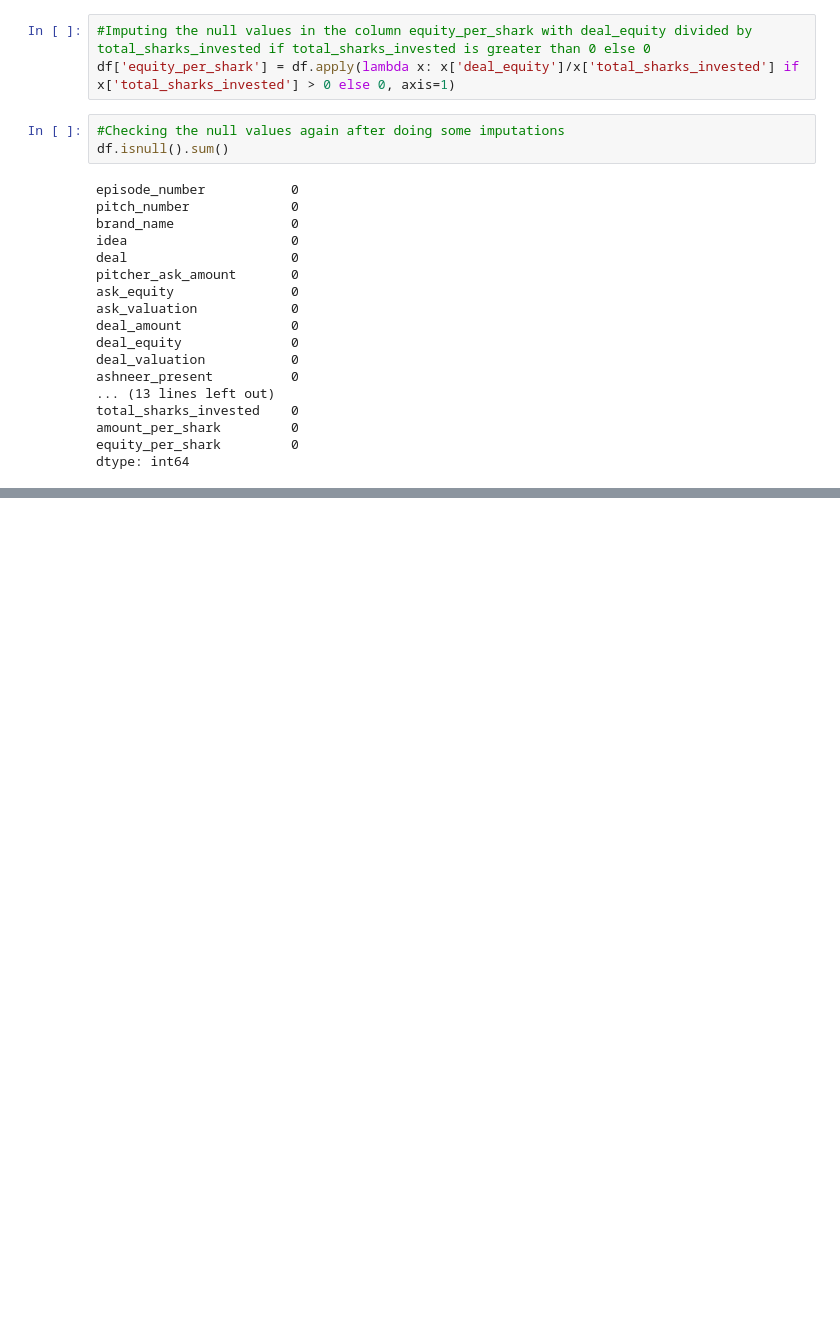
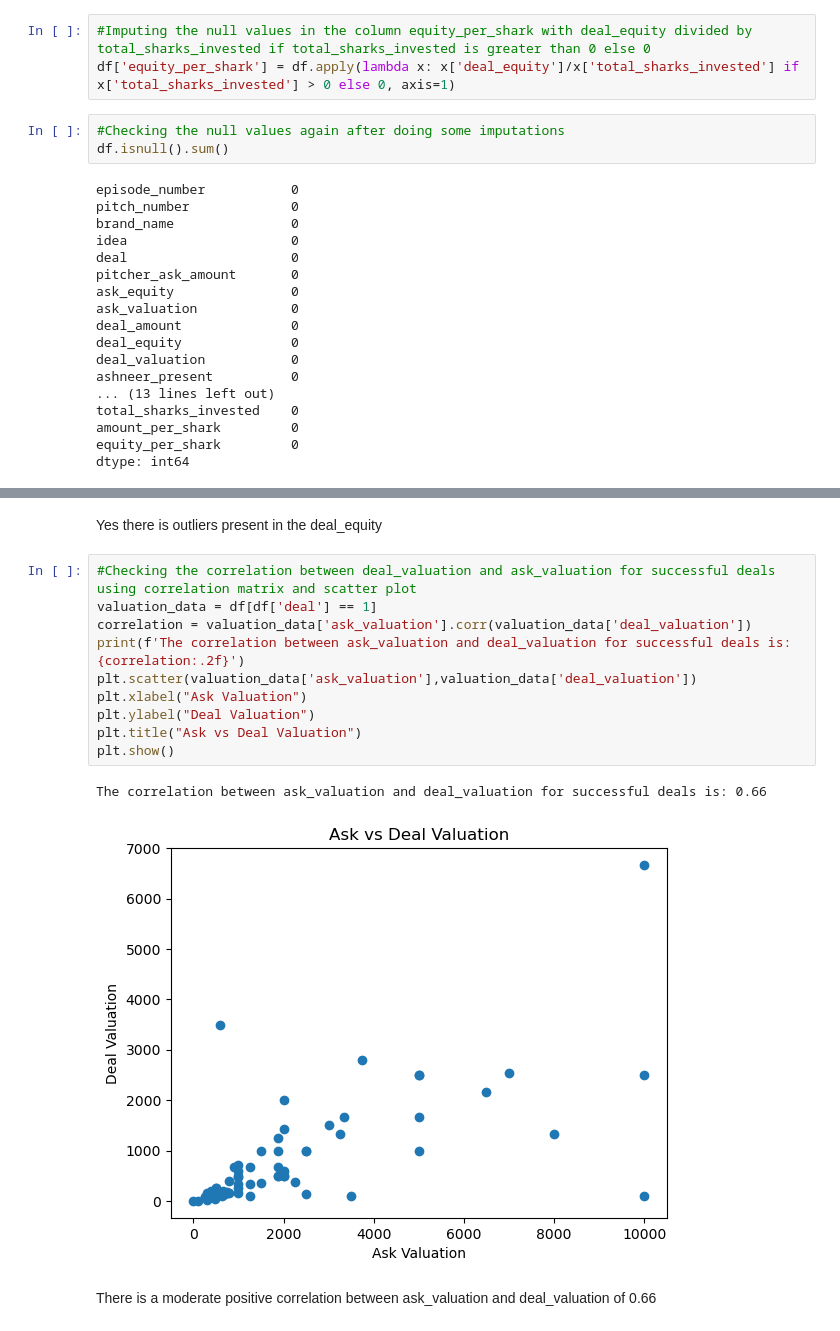
Before and after one commit to SagarSingh2004/exploratory-data-analysis-practice, a Jupyter notebook: Shark_Tank_India_Case_Study/Shark_Tank_India_EDA.ipynb, the cells around one changed output, grey strips where cells are left out. Cells and saved outputs as stored; diff of their text form; blank space fills up the shorter version.

```diff
--- a/Shark_Tank_India_Case_Study/Shark_Tank_India_EDA.ipynb
+++ b/Shark_Tank_India_Case_Study/Shark_Tank_India_EDA.ipynb
@@ -247,0 +358,17 @@ Median deal amount for successful deals: 50.00
+# %% [markdown]
+Yes there is outliers present in the deal_equity
+# %%
+#Checking the correlation between deal_valuation and ask_valuation for successful deals using correlation matrix and scatter plot
+valuation_data = df[df['deal'] == 1]
+correlation = valuation_data['ask_valuation'].corr(valuation_data['deal_valuation'])
+print(f'The correlation between ask_valuation and deal_valuation for successful deals is: {correlation:.2f}')
+plt.scatter(valuation_data['ask_valuation'],valuation_data['deal_valuation'])
+plt.xlabel("Ask Valuation")
+plt.ylabel("Deal Valuation")
+plt.title("Ask vs Deal Valuation")
+plt.show()
+# %% [output]
+The correlation between ask_valuation and deal_valuation for successful deals is: 0.66
+[figure, added]
+# %% [markdown]
+There is a moderate positive correlation between ask_valuation and deal_valuation of 0.66
```
Also changed, not shown: parts of 41 cells of this notebook.
